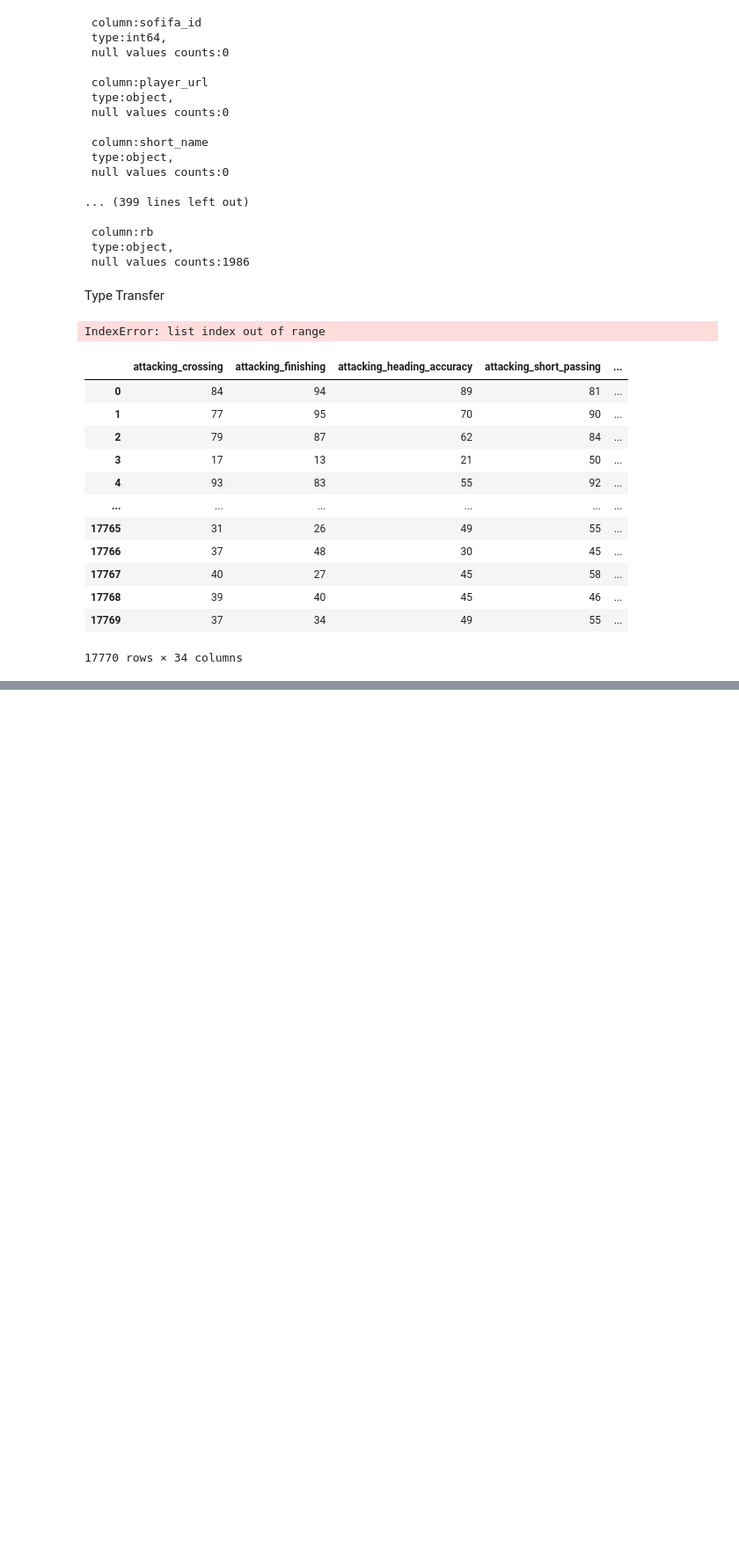
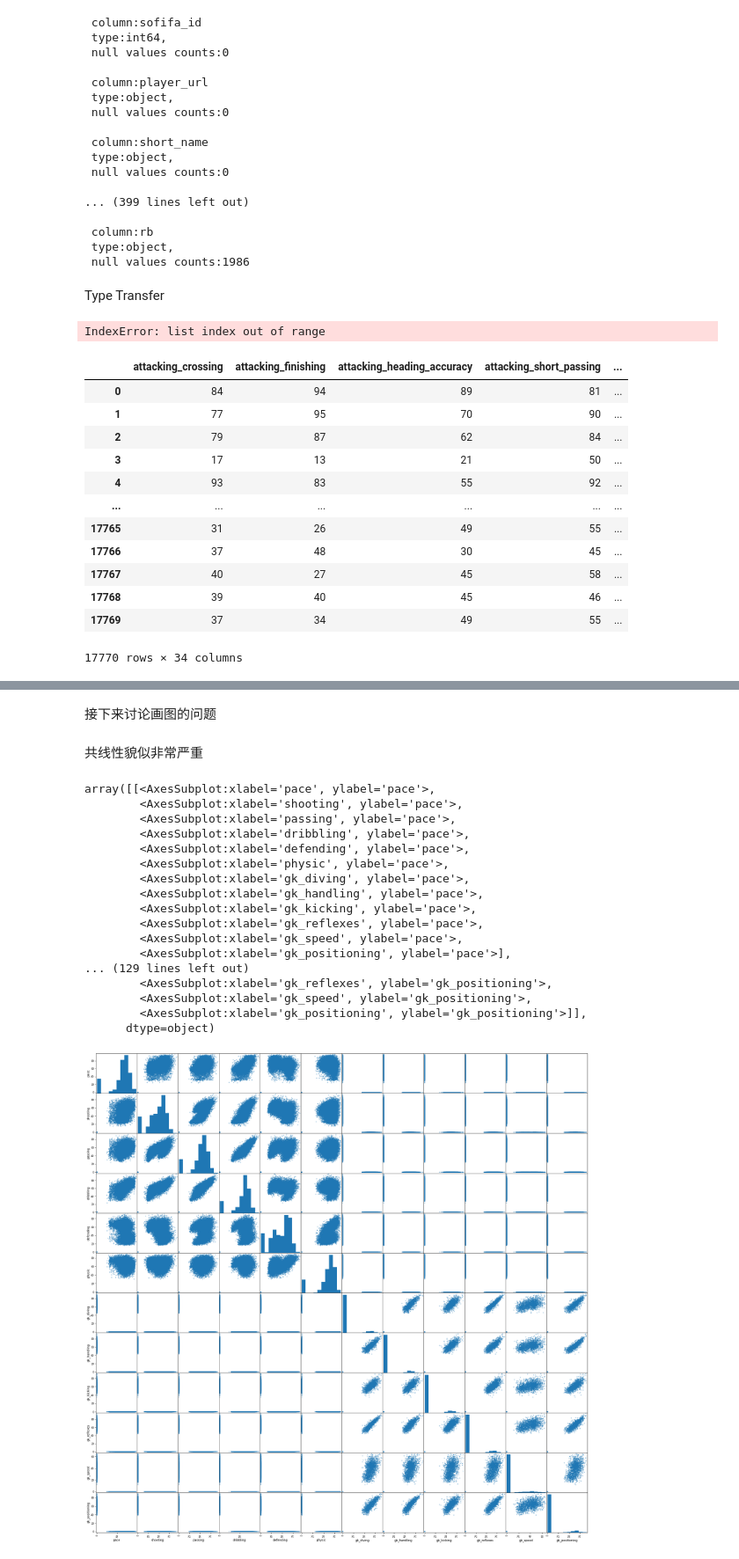
Before and after one commit to diverseman/cs109a_project-soccer, a Jupyter notebook: clean_data.ipynb, the cells around one changed output, grey strips where cells are left out. Shown at 88% size. Cells and saved outputs as stored; diff of their text form; code cells hidden in the pictures; blank space fills up the shorter version.

```diff
--- a/clean_data.ipynb
+++ b/clean_data.ipynb
@@ -93,0 +91,3 @@ a
+# %%
+fifa_19.iloc[:, index_end+1:]=fifa_19.iloc[:,index_end+1:].fillna(0)
+fifa_19.iloc[:, index_end+1:]
@@ -93,0 +110,3 @@ a
+# %%
+type(fifa_19.ls[3])
+fifa_19.iloc[:,index_end+1:]=fifa_19.iloc[:,index_end+1:].applymap( lambda x : int(x.split('+')[0])+int(x.split('+')[1])  if isinstance(x,str) else x)
@@ -93,0 +149,5 @@ a
+# %%
+index_pace=list(fifa_19.columns).index('pace')
+index_gk_positioning=list(fifa_19.columns).index('gk_positioning')
+fifa_19.iloc[:,index_pace:index_gk_positioning+1]=fifa_19.iloc[:,index_pace:index_gk_positioning+1].fillna(0)
+fifa_19.iloc[:,index_pace:index_gk_positioning+1]
@@ -126,0 +291,26 @@ Name: pace, Length: 17770, dtype: float64
+# %% [markdown]
+接下来讨论画图的问题
+# %% [markdown]
+共线性貌似非常严重
+# %%
+from pandas.plotting import scatter_matrix
+scatter_matrix(fifa_19.iloc[:,index_pace:index_end],figsize=(30,30))
+# %% [output]
+array([[<AxesSubplot:xlabel='pace', ylabel='pace'>,
+        <AxesSubplot:xlabel='shooting', ylabel='pace'>,
+        <AxesSubplot:xlabel='passing', ylabel='pace'>,
+        <AxesSubplot:xlabel='dribbling', ylabel='pace'>,
+        <AxesSubplot:xlabel='defending', ylabel='pace'>,
+        <AxesSubplot:xlabel='physic', ylabel='pace'>,
+        <AxesSubplot:xlabel='gk_diving', ylabel='pace'>,
+        <AxesSubplot:xlabel='gk_handling', ylabel='pace'>,
+        <AxesSubplot:xlabel='gk_kicking', ylabel='pace'>,
+        <AxesSubplot:xlabel='gk_reflexes', ylabel='pace'>,
+        <AxesSubplot:xlabel='gk_speed', ylabel='pace'>,
+        <AxesSubplot:xlabel='gk_positioning', ylabel='pace'>],
+... (129 lines left out)
+        <AxesSubplot:xlabel='gk_reflexes', ylabel='gk_positioning'>,
+        <AxesSubplot:xlabel='gk_speed', ylabel='gk_positioning'>,
+        <AxesSubplot:xlabel='gk_positioning', ylabel='gk_positioning'>]],
+      dtype=object)
+[figure, added]
```
Also changed, not shown: parts of 29 cells of this notebook, 2 other files.
